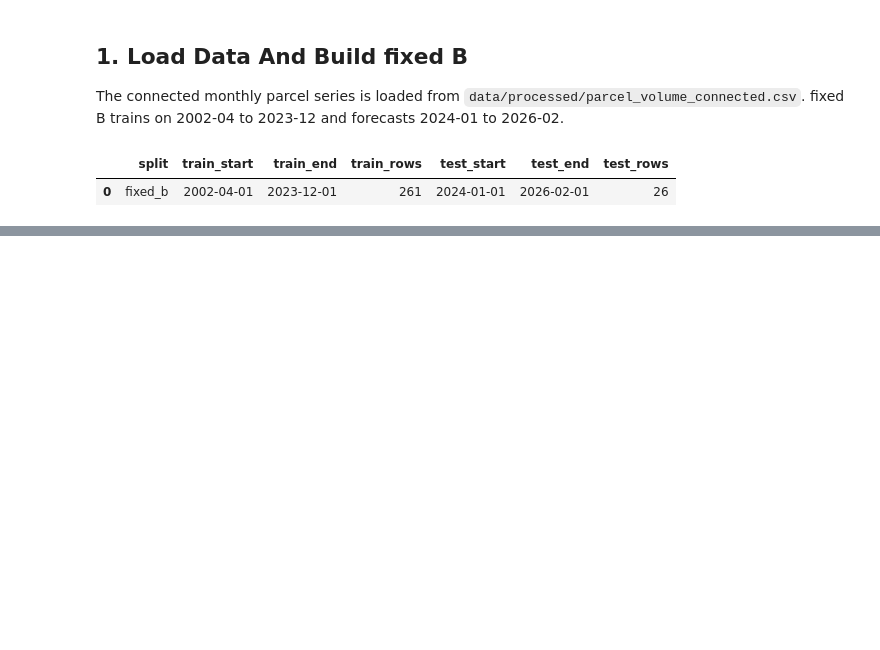
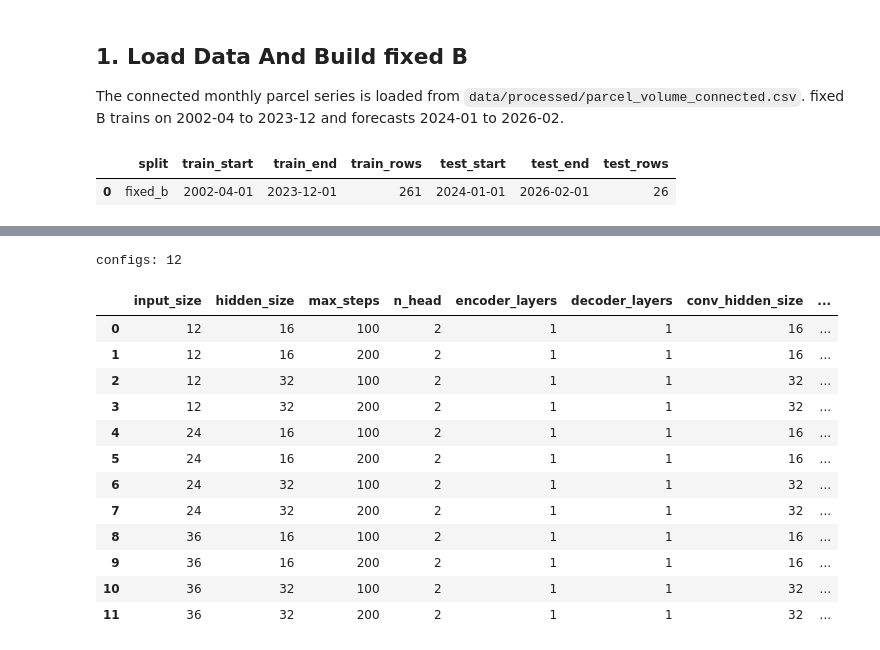
Before and after one commit to Fuga420/Transport_amount_project, a Jupyter notebook: notebooks/forecasting/09_autoformer_neuralforecast.ipynb, the cells around one changed output, grey strips where cells are left out. Drawn from its saved outputs; the diff is of its cells as text; code cells hidden in the pictures; blank space fills up the shorter version.

```diff
--- a/notebooks/forecasting/09_autoformer_neuralforecast.ipynb
+++ b/notebooks/forecasting/09_autoformer_neuralforecast.ipynb
@@ -153,0 +158,35 @@ C:\Users\fugat\Desktop\python_project\Transport_amount_project\.venv\Lib\site-pa
+# %%
+grid_configs = [
+    {
+        "input_size": input_size,
+        "hidden_size": hidden_size,
+        "max_steps": max_steps,
+        "n_head": 2,
+        "encoder_layers": 1,
+        "decoder_layers": 1,
+        "conv_hidden_size": hidden_size,
+        "moving_avg_window": 13,
+        "random_seed": 42,
+    }
+    for input_size in [12, 24, 36]
+    for hidden_size in [16, 32]
+    for max_steps in [100, 200]
+]
+
+print("configs:", len(grid_configs))
+display(pd.DataFrame(grid_configs))
+# %% [output]
+configs: 12
+|  | input_size | hidden_size | max_steps | n_head | encoder_layers | decoder_layers | conv_hidden_size | ... |
+| 0 | 12 | 16 | 100 | 2 | 1 | 1 | 16 | ... |
+| 1 | 12 | 16 | 200 | 2 | 1 | 1 | 16 | ... |
+| 2 | 12 | 32 | 100 | 2 | 1 | 1 | 32 | ... |
+| 3 | 12 | 32 | 200 | 2 | 1 | 1 | 32 | ... |
+| 4 | 24 | 16 | 100 | 2 | 1 | 1 | 16 | ... |
+| 5 | 24 | 16 | 200 | 2 | 1 | 1 | 16 | ... |
+| 6 | 24 | 32 | 100 | 2 | 1 | 1 | 32 | ... |
+| 7 | 24 | 32 | 200 | 2 | 1 | 1 | 32 | ... |
+| 8 | 36 | 16 | 100 | 2 | 1 | 1 | 16 | ... |
+| 9 | 36 | 16 | 200 | 2 | 1 | 1 | 16 | ... |
+| 10 | 36 | 32 | 100 | 2 | 1 | 1 | 32 | ... |
+| 11 | 36 | 32 | 200 | 2 | 1 | 1 | 32 | ... |
```
Also changed, not shown: parts of 15 cells of this notebook, 6 other files.
